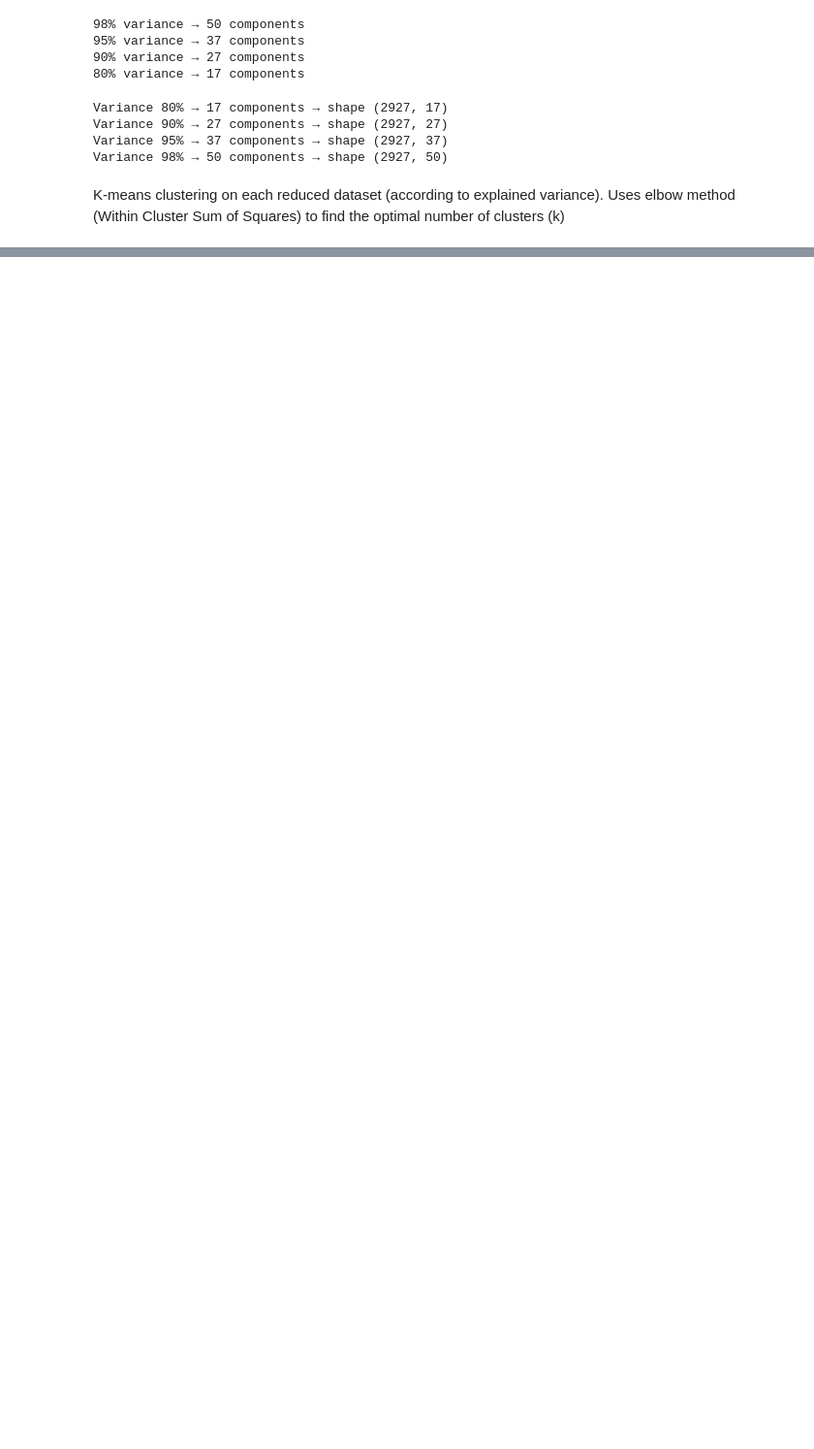
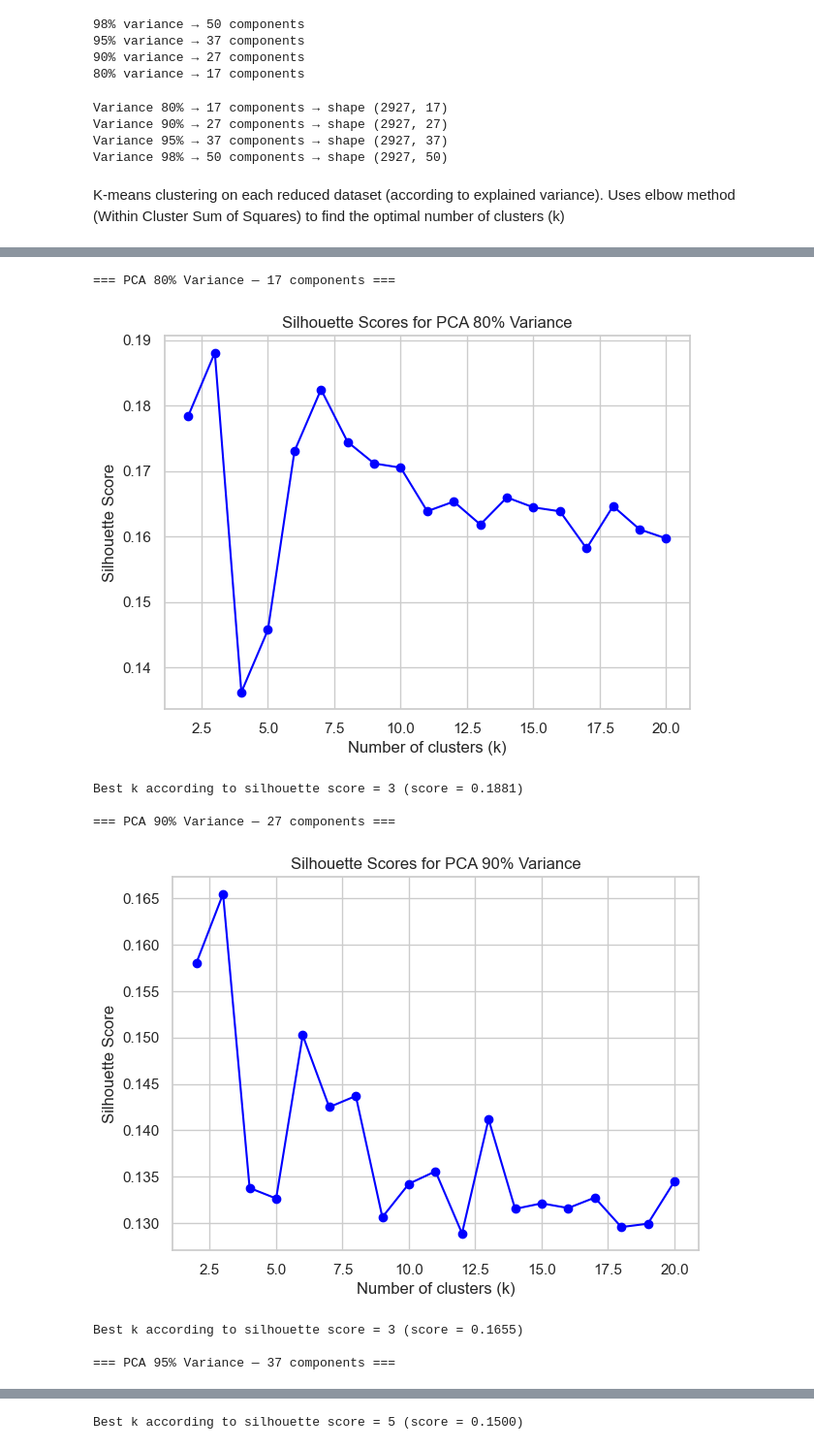
Before and after one commit to hedesiustefan/ML_Project, a Jupyter notebook: LAB4/ML_LAB4.ipynb, the cells around one changed output, grey strips where cells are left out. Shown at 97% size. Drawn from its saved outputs; the diff is of its cells as text; code cells hidden in the pictures; blank space fills up the shorter version.

```diff
--- a/LAB4/ML_LAB4.ipynb
+++ b/LAB4/ML_LAB4.ipynb
@@ -216,0 +285,38 @@ plt.show()
+# %%
+best_k_for_each = {}
+
+for target, X_reduced in reduced_datasets.items():
+    print(f"\n=== PCA {target*100:.0f}% Variance — {X_reduced.shape[1]} components ===")
+
+    k_range = range(2, 21)
+    sil_scores = []
+
+    for k in k_range:
+        kmeans = KMeans(n_clusters=k, random_state=42).fit(X_reduced)
+        labels = kmeans.labels_
+        sil = silhouette_score(X_reduced, labels)
+        sil_scores.append(sil)
+
+    plt.figure(figsize=(7, 5))
+    plt.plot(k_range, sil_scores, "bo-")
+    plt.title(f"Silhouette Scores for PCA {target*100:.0f}% Variance")
+    plt.xlabel("Number of clusters (k)")
+    plt.ylabel("Silhouette Score")
+    plt.grid(True)
+    plt.show()
+
+    best_index = np.argmax(sil_scores)
+    best_k = k_range[best_index]
+
+    best_k_for_each[target] = best_k
+    print(f"Best k according to silhouette score = {best_k} (score = {sil_scores[best_index]:.4f})")
+# %% [output]
+=== PCA 80% Variance — 17 components ===
+[figure, added]
+Best k according to silhouette score = 3 (score = 0.1881)
+
+=== PCA 90% Variance — 27 components ===
+[figure, added]
+Best k according to silhouette score = 3 (score = 0.1655)
+
+=== PCA 95% Variance — 37 components ===
@@ -216,0 +328 @@ plt.show()
+Best k according to silhouette score = 5 (score = 0.1500)
```
Also changed, not shown: parts of 13 cells of this notebook.
